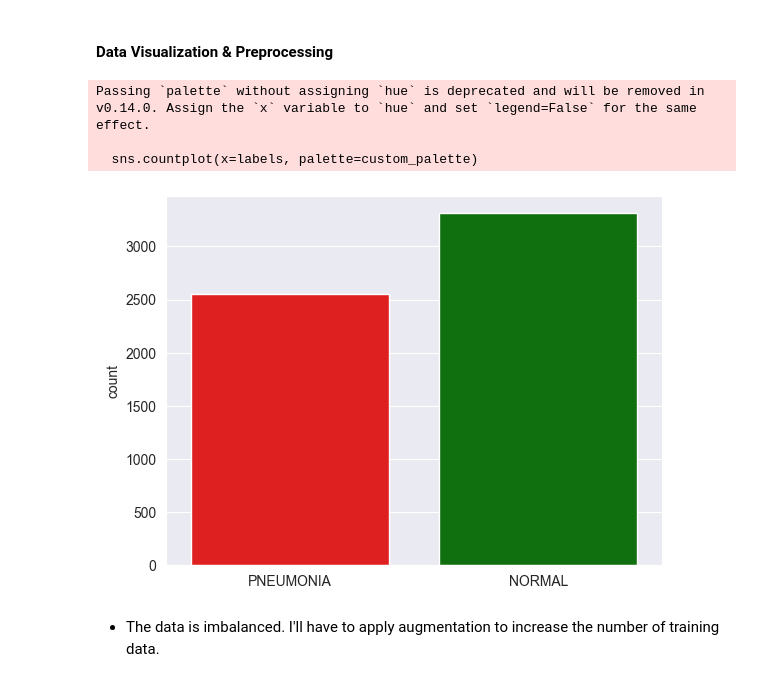
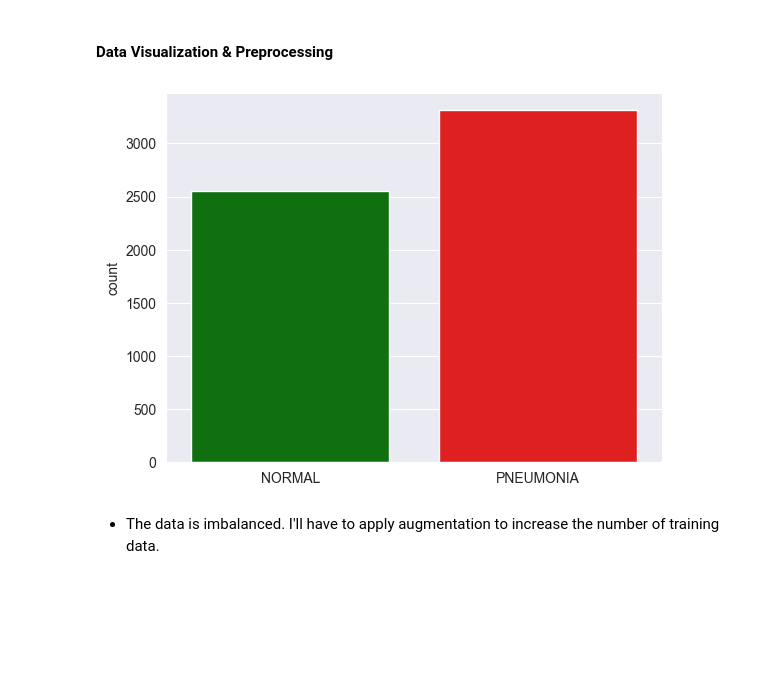
Before and after one commit to makuachteny/PneumoScan, a Jupyter notebook: notebook.ipynb, the cells around one changed output. Saved outputs shown, nothing was run; the diff lists cells and outputs as text; code cells hidden in the pictures; blank space fills up the shorter version.

```diff
--- a/notebook.ipynb
+++ b/notebook.ipynb
@@ -66,22 +66,19 @@ Error processing .DS_Store: OpenCV(4.10.0) D:\a\opencv-python\opencv-python\open
 # %%
 labels = []
 
 for i in train:
     if i[1] == 0:
+        labels.append('NORMAL')
+    else:
         labels.append('PNEUMONIA')
-    else:
-        labels.append('NORMAL')
 
 # Custom palette for the plot
-custom_palette = {'PNEUMONIA': 'red', 'NORMAL': 'green'}
+custom_palette = {'NORMAL': 'green', 'PNEUMONIA': 'red'}
 sns.set_style('darkgrid')
-sns.countplot(x=labels, palette=custom_palette)
+sns.countplot(x=labels, palette=custom_palette, hue=labels, dodge=False, legend=False)
 plt.show()
 # %% [output]
-Passing `palette` without assigning `hue` is deprecated and will be removed in v0.14.0. Assign the `x` variable to `hue` and set `legend=False` for the same effect.
-
-  sns.countplot(x=labels, palette=custom_palette)
-[figure, old version]
+[figure, new version]
 # %% [markdown]
 - The data is imbalanced. I'll have to apply augmentation to increase the number of training data.
 # %%
```
Also changed, not shown: parts of 10 cells of this notebook.
